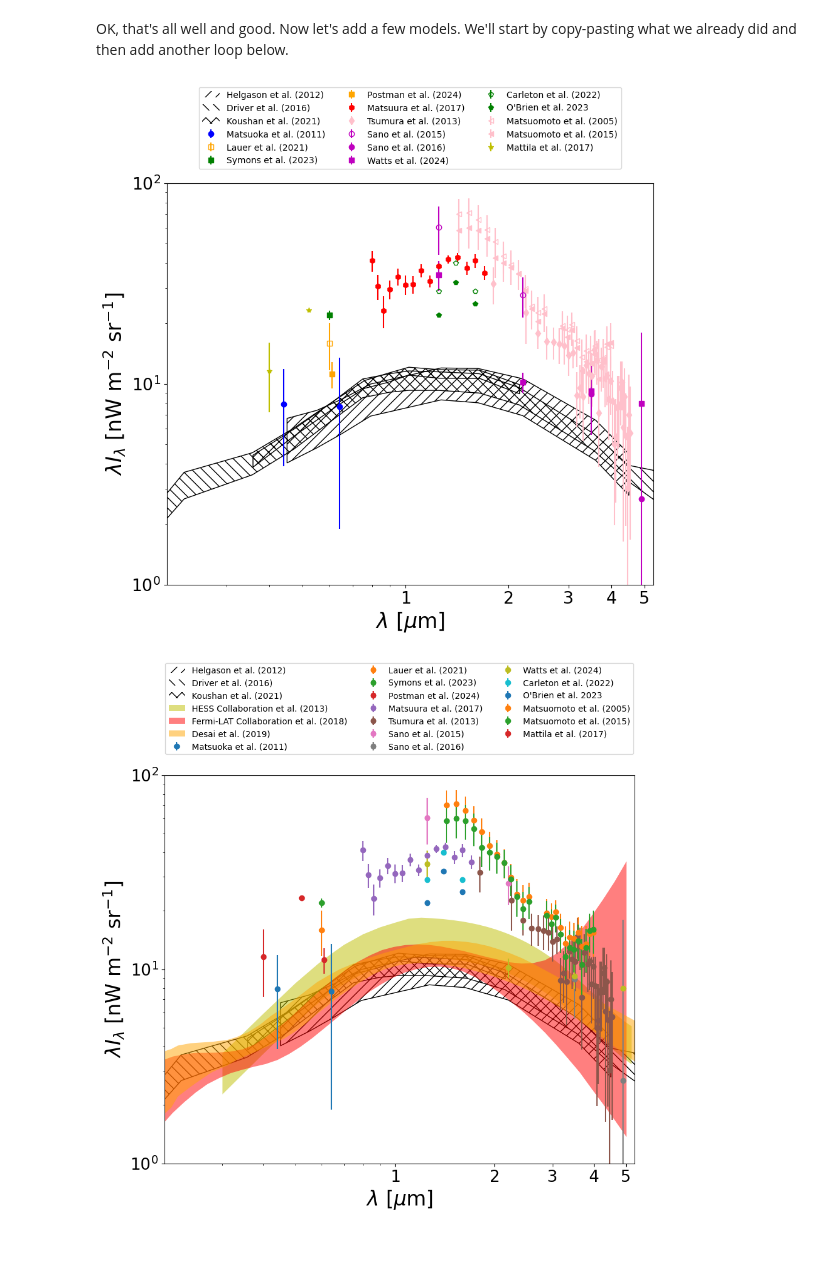
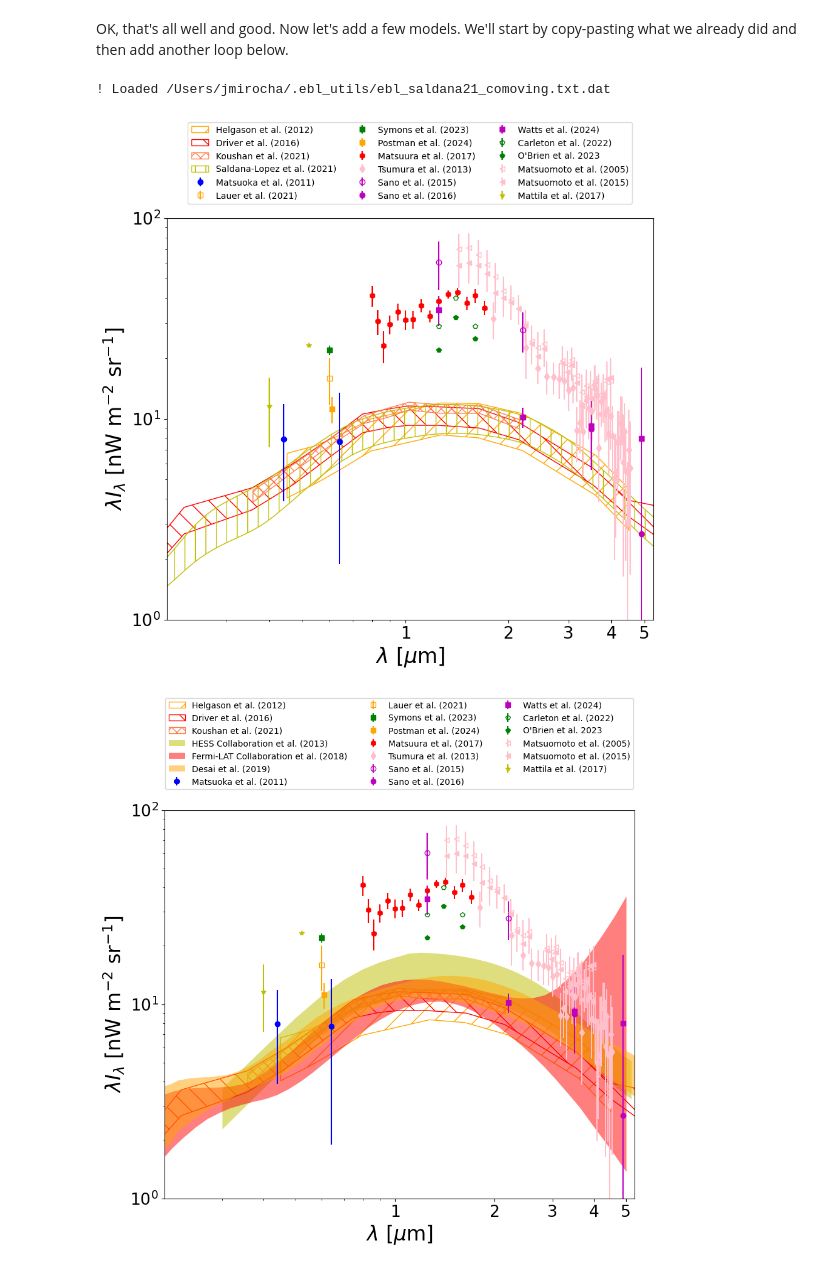
Before and after one commit to mirochaj/ebl_utils, a Jupyter notebook: docs/source/example_ebl_mean.ipynb, the cells around one changed output. Drawn from its saved outputs; the diff is of its cells as text; code cells hidden in the pictures.

Commit message:
added a few new models

```diff
--- a/docs/source/example_ebl_mean.ipynb
+++ b/docs/source/example_ebl_mean.ipynb
@@ -111,8 +111,7 @@ for experiment in ['pioneer', 'newhorizons', 'ciber', 'akari', 'dirbe', 'skysurf
 
 ##
 # New stuff here
-hatch = '//', '\\\\', 'xx'
-for i, model in enumerate(['helgason2012', 'driver2016', 'koushan2021']):
+for i, model in enumerate(['helgason2012', 'driver2016', 'koushan2021', 'saldanalopez2021']):
     dset = ebl_utils.read(model)
 
     _waves, _mean, _err = dset.get_ebl_spectrum()
@@ -123,11 +122,11 @@ for i, model in enumerate(['helgason2012', 'driver2016', 'koushan2021']):
     if np.array(_err).ndim == 1:
         lo = np.array(_mean) - np.array(_err)
         hi = np.array(_mean) + np.array(_err)
-        ax.fill_between(_waves, lo, hi, facecolor='none', hatch=hatch[i], label=dset.name)
+        ax.fill_between(_waves, lo, hi, **dset.style)
     else:
         lo = np.array(_mean) - np.array(_err)[:,1]
         hi = np.array(_mean) + np.array(_err)[:,0]
-        ax.fill_between(_waves, lo, hi, facecolor='none', hatch=hatch[i], label=dset.name)
+        ax.fill_between(_waves, lo, hi, **dset.style)
 
         # You're welcome also to just plot the best-fit model
         #ax.plot(_waves, _mean, label=dset.name)
@@ -140,7 +139,8 @@ fig.subplots_adjust(top=0.75)
 
 plt.savefig('ebl_mean_data_models.png', bbox_inches='tight')
 # %% [output]
+! Loaded /Users/jmirocha/.ebl_utils/ebl_saldana21_comoving.txt.dat
-[figure, old version]
+[figure, new version]
 # %%
 ## copy-pasted from previous cell ##
 fig, ax = get_fig(num=1, figsize=(10, 10))
@@ -157,18 +157,16 @@ for experiment in ['pioneer', 'newhorizons', 'ciber', 'akari', 'dirbe', 'skysurf
 
         # Being careful here: some datasets provide asymmetric errors
         if np.array(_err).ndim == 1:
-            ax.errorbar(_waves, _mean, yerr=_err, fmt='o', label=dset.name)
+            ax.errorbar(_waves, _mean, yerr=_err, **dset.style)
         else:
             # The numpy slicing voodoo here is because `yerr` expects asymmetric
             # errors to be provide in -/+ order, and the transpose is because
             # `yerr` has to be (2, N), not (N, 2) as we natively store things.
-            ax.errorbar(_waves, _mean, yerr=np.array(_err)[:,-1::-1].T,
-                fmt='o', label=dset.name)
+            ax.errorbar(_waves, _mean, yerr=np.array(_err)[:,-1::-1].T, **dset.style)
 
 
 ##
 # Models
-hatch = '//', '\\\\', 'xx'
 for i, model in enumerate(['helgason2012', 'driver2016', 'koushan2021']):
     dset = ebl_utils.read(model)
 
@@ -177,34 +175,34 @@ for i, model in enumerate(['helgason2012', 'driver2016', 'koushan2021']):
     if np.array(_err).ndim == 1:
         lo = np.array(_mean) - np.array(_err)
         hi = np.array(_mean) + np.array(_err)
-        ax.fill_between(_waves, lo, hi, facecolor='none', hatch=hatch[i], label=dset.name)
+        ax.fill_between(_waves, lo, hi, **dset.style)
     else:
         lo = np.array(_mean) - np.array(_err)[:,1]
         hi = np.array(_mean) + np.array(_err)[:,0]
-        ax.fill_between(_waves, lo, hi, facecolor='none', hatch=hatch[i], label=dset.name)
+        ax.fill_between(_waves, lo, hi, **dset.style)
 
         # You're welcome also to just plot the best-fit model
         #ax.plot(_waves, _mean, label=dset.name)
 
 ## copy-pasted from previous cell ##
 
 ##
 # Now add HESS, Fermi
 colors = 'y', 'r', 'orange'
 for i, gammaray in enumerate(['hess2013', 'fermi2018', 'desai2019']):
     dset = ebl_utils.read(gammaray)
     _waves, _mean, _err = dset.get_ebl_spectrum()
 
     ax.fill_between(_waves, np.array(_mean) - np.array(_err).T[1],
                            np.array(_mean) + np.array(_err).T[0],
         facecolors=colors[i], label=dset.name, alpha=0.5)
 
 # In this case, we elected to label by the name of the study, not the experiment.
 ax.legend(fontsize=10, bbox_to_anchor=(0.5, 1.3), loc='upper center', ncols=3, columnspacing=2)
 
  # Make room for legend
 fig.subplots_adjust(top=0.75)
 
 plt.savefig('ebl_mean_data_models_gammarays.png', bbox_inches='tight')
 # %% [output]
-[figure, old version]
+[figure, new version]
```
Also changed, not shown: 9 other files.
